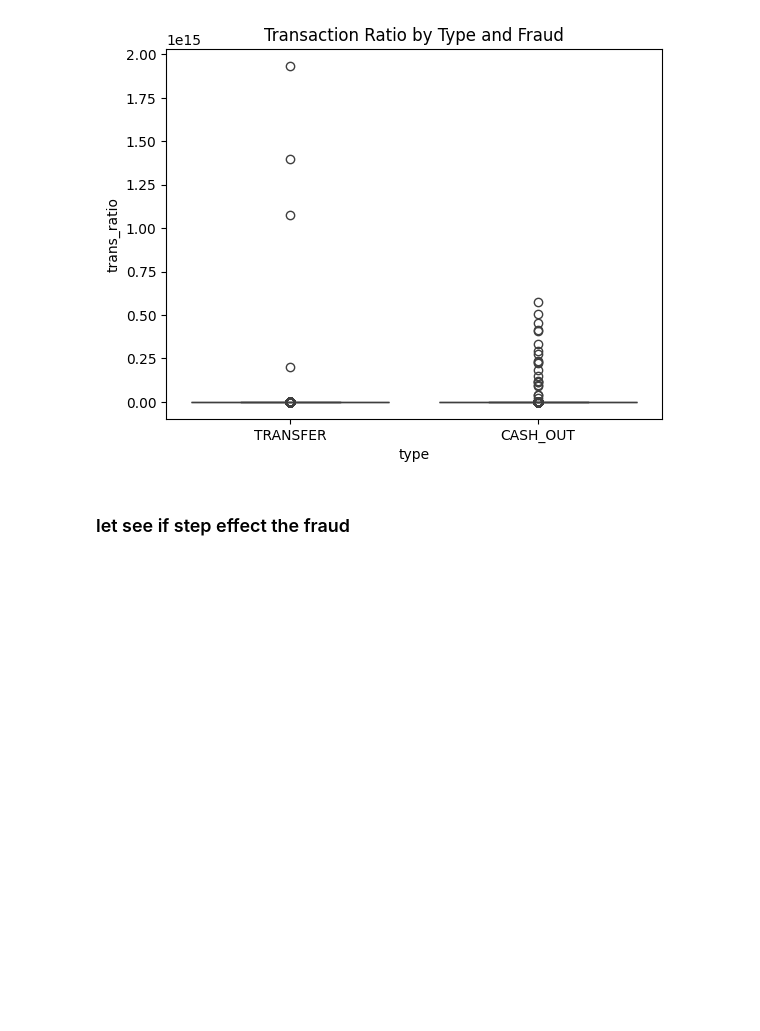
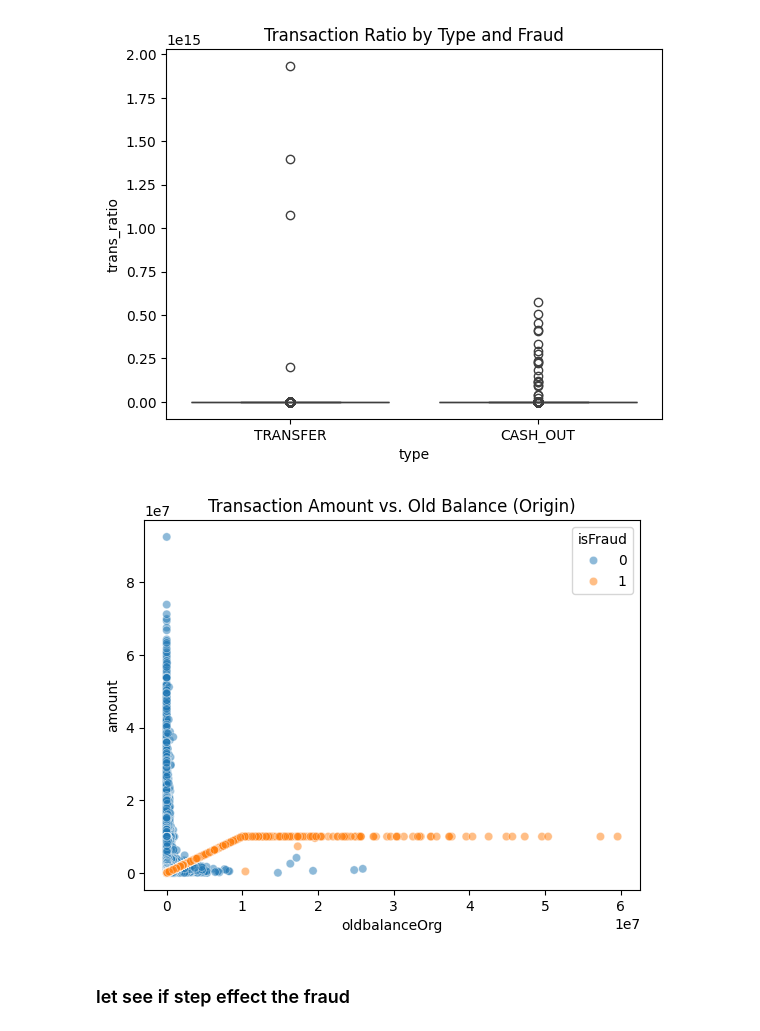
Before and after one commit to kdnehihi/dsproject, a Jupyter notebook: notebooks/EDA.ipynb, the cells around one changed output. Saved outputs shown, nothing was run; the diff lists cells and outputs as text; code cells hidden in the pictures; blank space fills up the shorter version.

```diff
--- a/notebooks/EDA.ipynb
+++ b/notebooks/EDA.ipynb
@@ -328,6 +329,12 @@ plt.title('Transaction Ratio by Type and Fraud')
 plt.show()
 # %% [output]
 [figure]
+# %%
+sns.scatterplot(x='oldbalanceOrg', y='amount', hue='isFraud', data=df[df['type'] == 'TRANSFER'], alpha=0.5)
+plt.title('Transaction Amount vs. Old Balance (Origin)')
+plt.show()
+# %% [output]
+[figure, added]
 # %% [markdown]
 ### let see if step effect the fraud
 # %%
```
Also changed, not shown: parts of 10 cells of this notebook, 1 other file.
